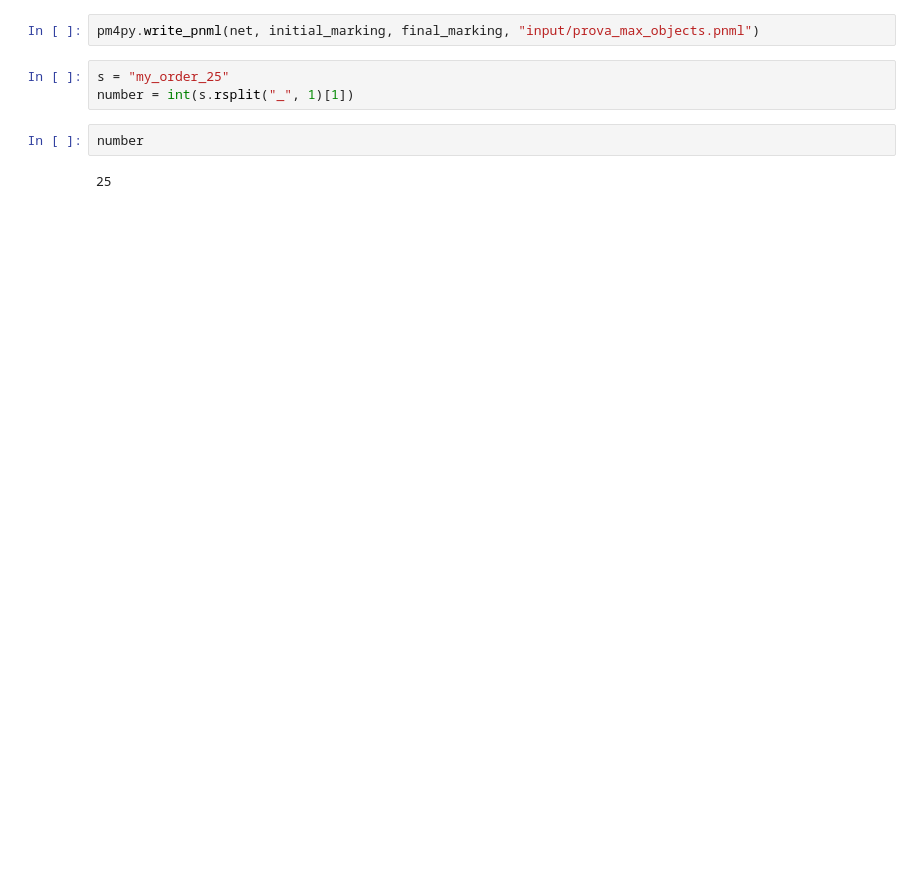
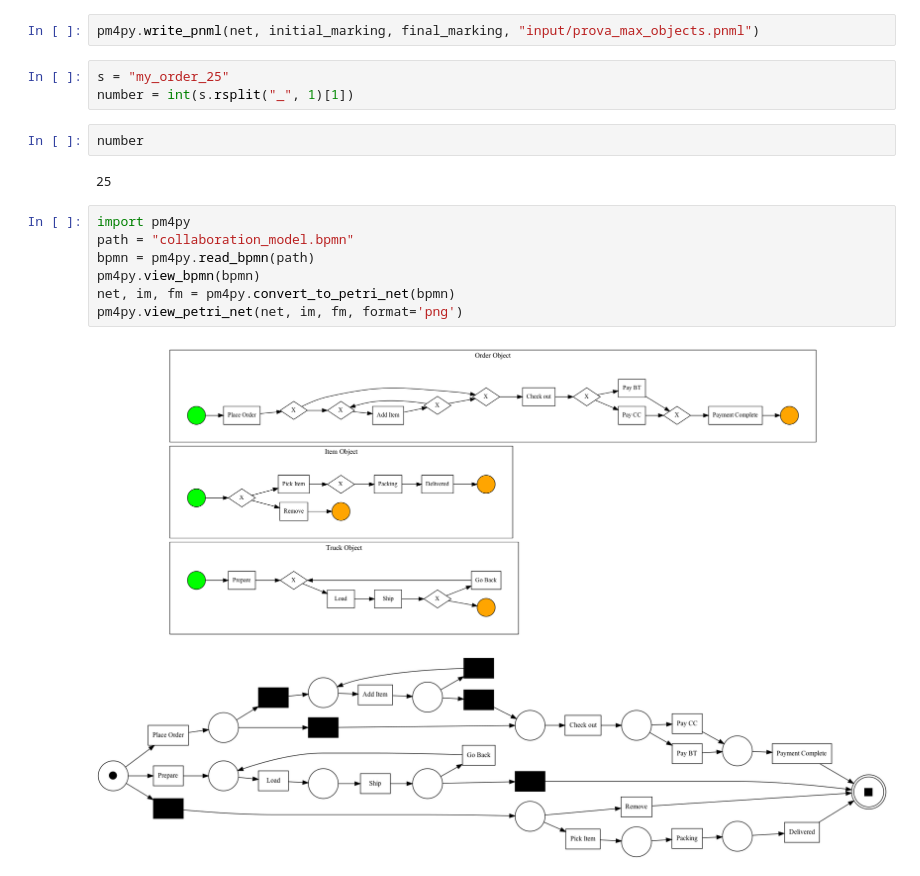
Before and after one commit to francescameneghello/object_centric_simulator, a Jupyter notebook: To_petrinet.ipynb, the cells around one changed output. Saved outputs shown, nothing was run; the diff lists cells and outputs as text; blank space fills up the shorter version.

```diff
--- a/To_petrinet.ipynb
+++ b/To_petrinet.ipynb
@@ -53,3 +54,13 @@ number = int(s.rsplit("_", 1)[1])
 number
 # %% [output]
 25
+# %%
+import pm4py
+path = "collaboration_model.bpmn"
+bpmn = pm4py.read_bpmn(path)
+pm4py.view_bpmn(bpmn)
+net, im, fm = pm4py.convert_to_petri_net(bpmn)
+pm4py.view_petri_net(net, im, fm, format='png')
+# %% [output]
+[figure, added]
+[figure, added]
```
Also changed, not shown: parts of 4 cells of this notebook, 14 other files.
